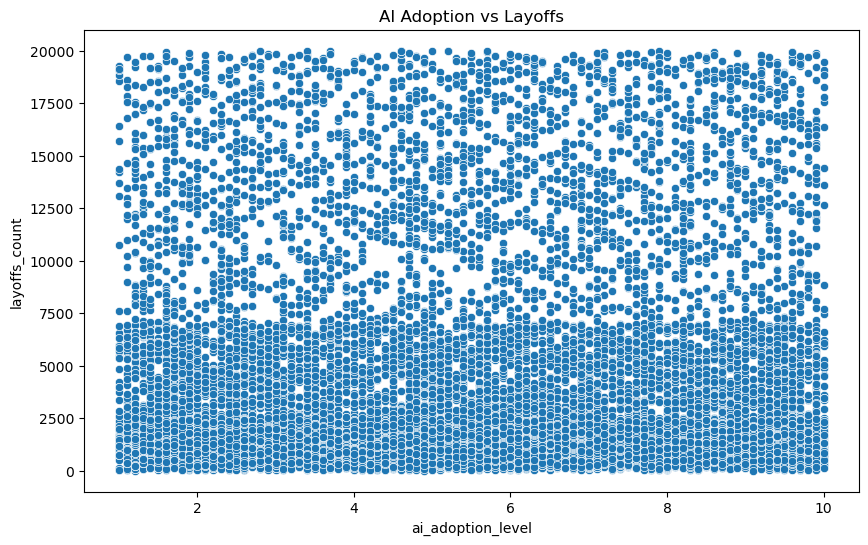
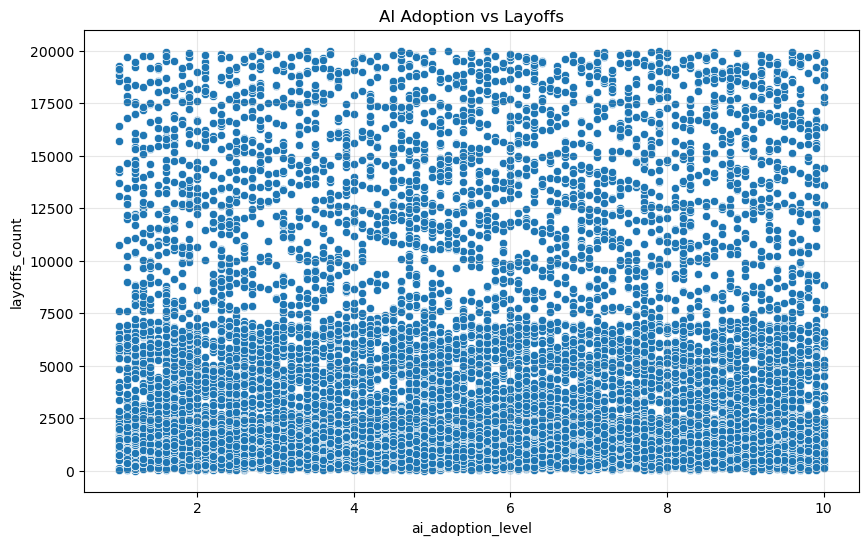
Code edit (unified diff) that turned the first committed figure into the second:
--- before
+++ after
@@ -7,4 +7,5 @@
 )
 
+plt.grid(alpha=0.3)
 plt.title("AI Adoption vs Layoffs")
 plt.show()

Commit: initial commit